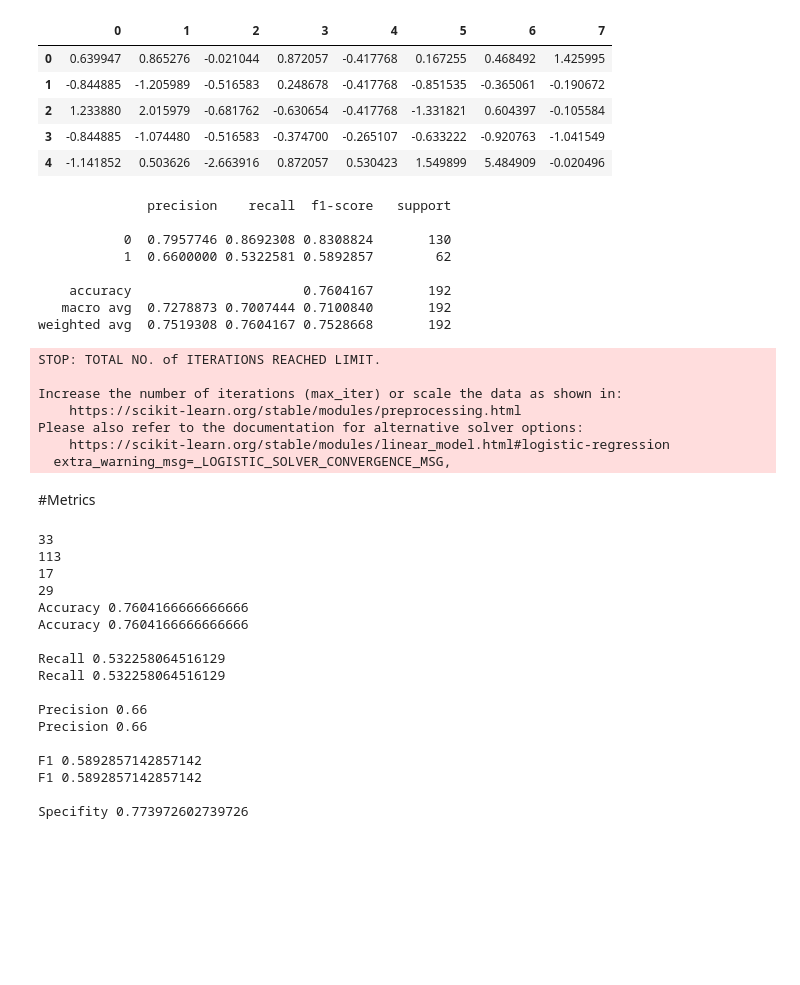
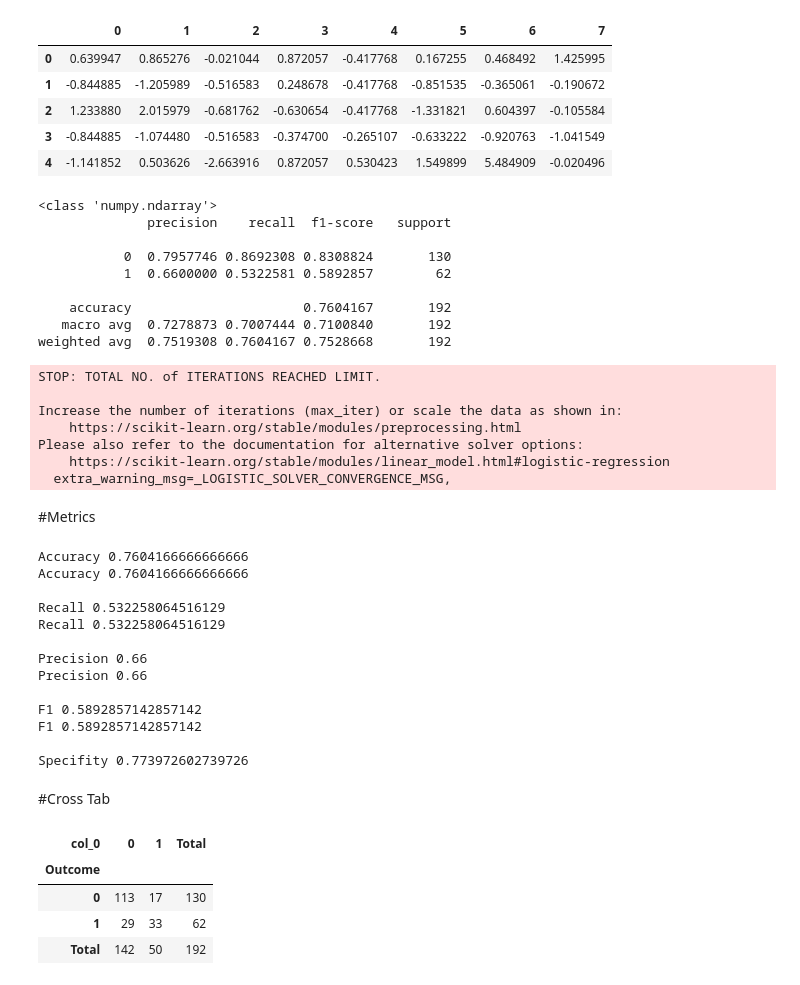
Before and after one commit to mpaydar/CS381, a Jupyter notebook: project1.ipynb, the cells around one changed output. Cells and saved outputs as stored; diff of their text form; code cells hidden in the pictures; blank space fills up the shorter version.

```diff
--- a/project1.ipynb
+++ b/project1.ipynb
@@ -657,15 +657,20 @@ features=dataframe.drop(['Outcome','Glucose level','BMI TYPE','Age Range'],axis=
 
 
 X_train,X_test,y_train,y_test = train_test_split(features,target,test_size=0.25,random_state=0)
+
+
+
 lm=LogisticRegression()
 lm.fit(X_train,y_train)
 y_predic=lm.predict(X_test)
+prediction=pd.DataFrame(y_predic)
 # y_predic
 
 
 
 print(classification_report(y_test,y_predic,digits=7))
 # %% [output]
+<class 'numpy.ndarray'>
               precision    recall  f1-score   support
 
            0  0.7957746 0.8692308 0.8308824       130
@@ -694,17 +699,9 @@ f1=f1_score(y_test,y_predic)
 
 
 tp=((y_test==1) & (y_test == y_predic)).sum()
-print(tp)
-
 tn=((y_test==0) & (y_test == y_predic)).sum()
-print(tn)
-
-
 fp=((y_test==0) & (y_test != y_predic)).sum()
-print(fp)
-
 fn=((y_test==1) & (y_test != y_predic)).sum()
-print(fn)
 
 
 
@@ -736,10 +733,6 @@ print("F1", f1,'\n')
 
 print("Specifity", specifity2,'\n')
 # %% [output]
-33
-113
-17
-29
 Accuracy 0.7604166666666666
 Accuracy 0.7604166666666666
 
@@ -753,3 +746,13 @@ F1 0.5892857142857142
 F1 0.5892857142857142
 
 Specifity 0.773972602739726
+# %% [markdown]
+#Cross Tab
+# %%
+pd.crosstab(y_test,y_predic,margins=True,margins_name="Total",dropna=False)
+# %% [output]
+| col_0 | 0 | 1 | Total |
+| Outcome |  |  |  |
+| 0 | 113 | 17 | 130 |
+| 1 | 29 | 33 | 62 |
+| Total | 142 | 50 | 192 |
```
Also changed, not shown: parts of 7 cells of this notebook.
